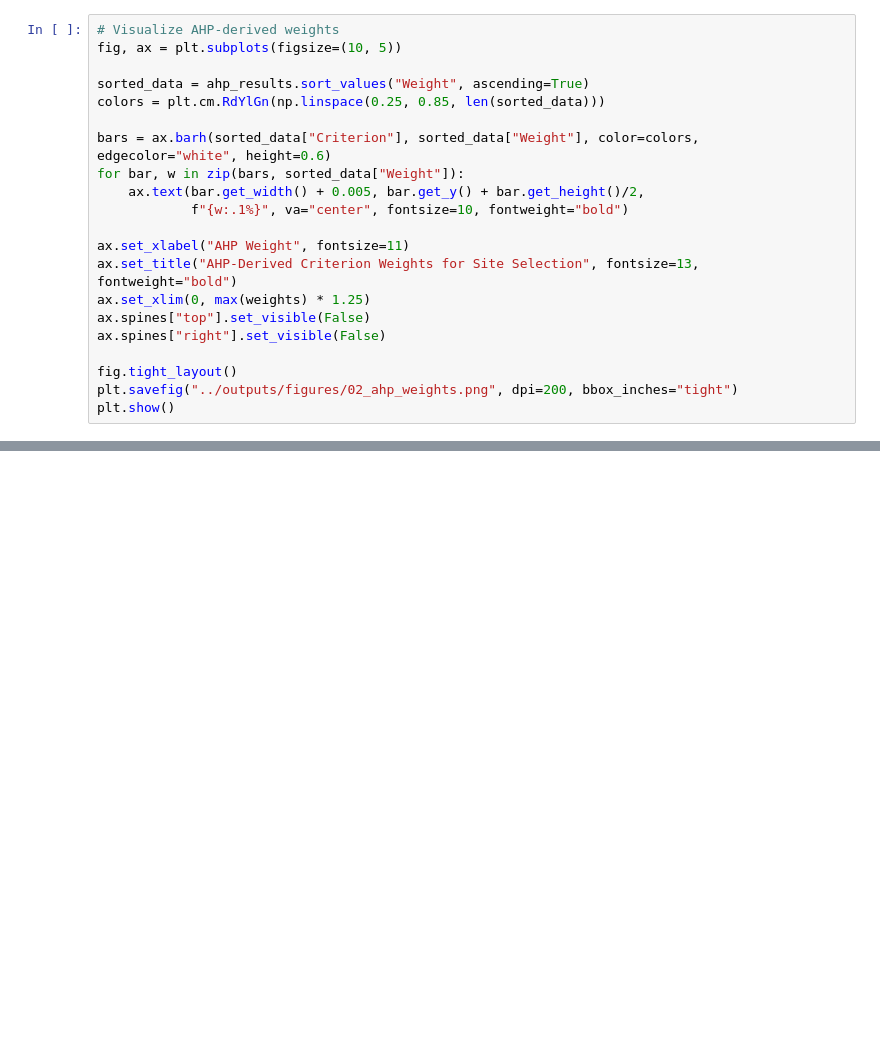
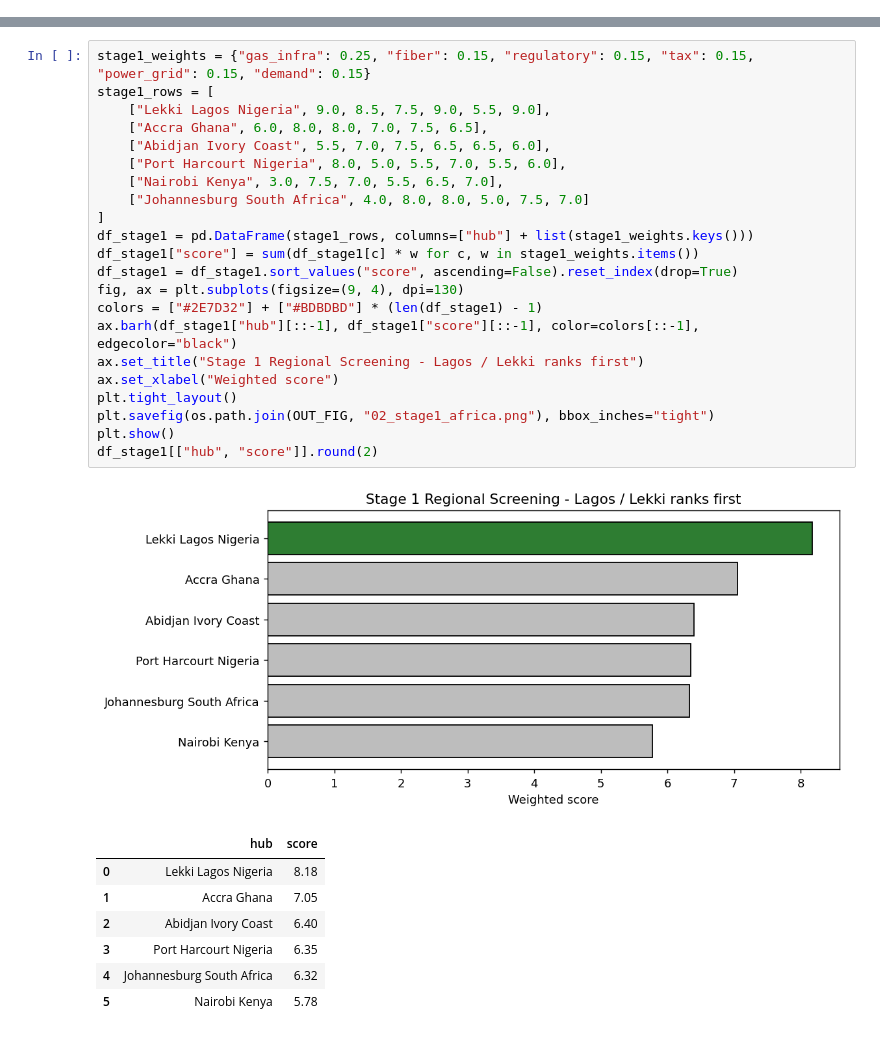
Before and after one commit to Husayn01/SPE-Africa-Energython-2026, a Jupyter notebook: notebooks/02_site_selection_gis.ipynb, the cells around one changed output, grey strips where cells are left out. Saved outputs shown, nothing was run; the diff lists cells and outputs as text; blank space fills up the shorter version.

```diff
--- a/notebooks/02_site_selection_gis.ipynb
+++ b/notebooks/02_site_selection_gis.ipynb
@@ -258,21 +0,0 @@ CR < 0.10: Judgments are sufficiently consistent.
-# %%
-# Visualize AHP-derived weights
-fig, ax = plt.subplots(figsize=(10, 5))
-
-sorted_data = ahp_results.sort_values("Weight", ascending=True)
-colors = plt.cm.RdYlGn(np.linspace(0.25, 0.85, len(sorted_data)))
-
-bars = ax.barh(sorted_data["Criterion"], sorted_data["Weight"], color=colors, edgecolor="white", height=0.6)
-for bar, w in zip(bars, sorted_data["Weight"]):
-    ax.text(bar.get_width() + 0.005, bar.get_y() + bar.get_height()/2,
-            f"{w:.1%}", va="center", fontsize=10, fontweight="bold")
-
-ax.set_xlabel("AHP Weight", fontsize=11)
-ax.set_title("AHP-Derived Criterion Weights for Site Selection", fontsize=13, fontweight="bold")
-ax.set_xlim(0, max(weights) * 1.25)
-ax.spines["top"].set_visible(False)
-ax.spines["right"].set_visible(False)
-
-fig.tight_layout()
-plt.savefig("../outputs/figures/02_ahp_weights.png", dpi=200, bbox_inches="tight")
-plt.show()
@@ -832,0 +88,31 @@ The selected site coordinates, scoring data, and metadata have been exported for
+# %%
+stage1_weights = {"gas_infra": 0.25, "fiber": 0.15, "regulatory": 0.15, "tax": 0.15, "power_grid": 0.15, "demand": 0.15}
+stage1_rows = [
+    ["Lekki Lagos Nigeria", 9.0, 8.5, 7.5, 9.0, 5.5, 9.0],
+    ["Accra Ghana", 6.0, 8.0, 8.0, 7.0, 7.5, 6.5],
+    ["Abidjan Ivory Coast", 5.5, 7.0, 7.5, 6.5, 6.5, 6.0],
+    ["Port Harcourt Nigeria", 8.0, 5.0, 5.5, 7.0, 5.5, 6.0],
+    ["Nairobi Kenya", 3.0, 7.5, 7.0, 5.5, 6.5, 7.0],
+    ["Johannesburg South Africa", 4.0, 8.0, 8.0, 5.0, 7.5, 7.0]
+]
+df_stage1 = pd.DataFrame(stage1_rows, columns=["hub"] + list(stage1_weights.keys()))
+df_stage1["score"] = sum(df_stage1[c] * w for c, w in stage1_weights.items())
+df_stage1 = df_stage1.sort_values("score", ascending=False).reset_index(drop=True)
+fig, ax = plt.subplots(figsize=(9, 4), dpi=130)
+colors = ["#2E7D32"] + ["#BDBDBD"] * (len(df_stage1) - 1)
+ax.barh(df_stage1["hub"][::-1], df_stage1["score"][::-1], color=colors[::-1], edgecolor="black")
+ax.set_title("Stage 1 Regional Screening - Lagos / Lekki ranks first")
+ax.set_xlabel("Weighted score")
+plt.tight_layout()
+plt.savefig(os.path.join(OUT_FIG, "02_stage1_africa.png"), bbox_inches="tight")
+plt.show()
+df_stage1[["hub", "score"]].round(2)
+# %% [output]
+[figure, added]
+|  | hub | score |
+| 0 | Lekki Lagos Nigeria | 8.18 |
+| 1 | Accra Ghana | 7.05 |
+| 2 | Abidjan Ivory Coast | 6.40 |
+| 3 | Port Harcourt Nigeria | 6.35 |
+| 4 | Johannesburg South Africa | 6.32 |
+| 5 | Nairobi Kenya | 5.78 |
```
Also changed, not shown: parts of 31 cells of this notebook, 48 other files.
